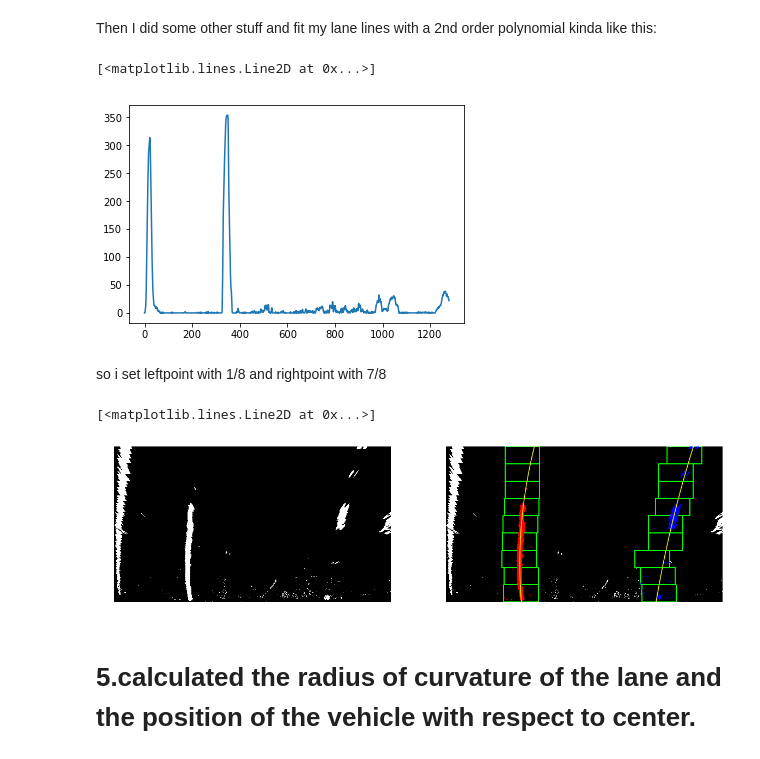
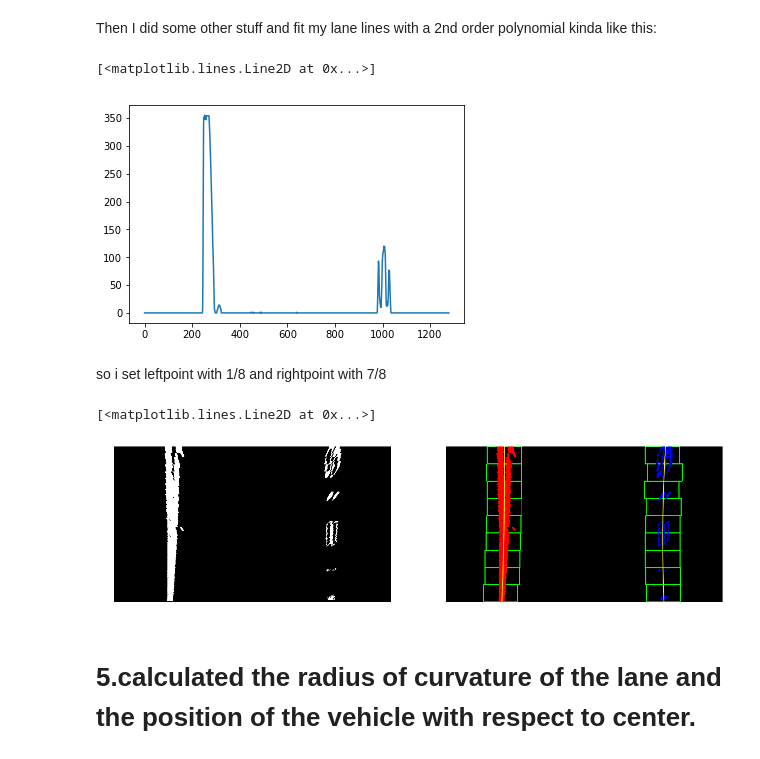
Before and after one commit to elninowang/CarND-Advanced-Lane-Lines, a Jupyter notebook: Advanced-Lane-Lines.ipynb, the cells around one changed output. Drawn from its saved outputs; the diff is of its cells as text; code cells hidden in the pictures.

```diff
--- a/Advanced-Lane-Lines.ipynb
+++ b/Advanced-Lane-Lines.ipynb
@@ -36,7 +36,7 @@ images_count = len(images)
 print('images count {}'.format(images_count))
 
 # Step through the list and search for chessboard corners
-fig, axs = plt.subplots(images_count/5,5, figsize=(15,8))
+fig, axs = plt.subplots(int(images_count/5),5, figsize=(15,8))
 axs = axs.ravel()
 i = 0
 for fname in images:
@@ -71,7 +71,7 @@ calibration_shape = gray.shape[::-1]
 ret, mtx, dist, rvecs, tvecs = cv2.calibrateCamera(objpoints, imgpoints, calibration_shape, None, None)
 
 # Step through the list and search for chessboard corners
-fig, axs = plt.subplots(images_count/5,5, figsize=(15,8))
+fig, axs = plt.subplots(images_count//5,5, figsize=(15,8))
 axs = axs.ravel()
 i = 0
 for fname in images:
@@ -93,5 +93,5 @@ To demonstrate this step, I will describe how I apply the distortion correction
 # %%
-img_original = cv2.imread("./test_images/test1.jpg")
+img_original = cv2.imread("./test_images/straight_lines1.jpg")
 img_undistort = cv2.undistort(img_original, mtx, dist, None, mtx)
 
 fig, axs = plt.subplots(1,2, figsize=(20,6))
@@ -245,26 +200,26 @@ This resulted in the following source and destination points:
 I verified that my perspective transform was working as expected by drawing the `src` and `dst` points onto a test image and its warped counterpart to verify that the lines appear parallel in the warped image.
 # %%
 img = np.copy(img_undistort)
-binary_warped = np.copy(combined_binary)
+binary_warped = np.copy(combined)
 # performed a perspective transform
 img_size = img.shape[1], img.shape[0]
 src = np.float32(
-    [[(img_size[0] / 2) - 55, img_size[1] / 2 + 100],
+    [[(img_size[0] / 2) - 61, img_size[1] / 2 + 100],
      [((img_size[0] / 6) - 10), img_size[1]],
      [(img_size[0] * 5 / 6) + 60, img_size[1]],
-     [(img_size[0] / 2 + 55), img_size[1] / 2 + 100]])
+     [(img_size[0] / 2 + 63), img_size[1] / 2 + 100]])
 dst = np.float32(
-    [[(img_size[0] / 4), 0],
-     [(img_size[0] / 4), img_size[1]],
-     [(img_size[0] * 3 / 4), img_size[1]],
-     [(img_size[0] * 3 / 4), 0]])
+    [[(img_size[0] / 5), 0],
+     [(img_size[0] / 5), img_size[1]],
+     [(img_size[0] * 4 / 5), img_size[1]],
+     [(img_size[0] * 4 / 5), 0]])
 print(src)
 print(dst)
 M = cv2.getPerspectiveTransform(src, dst)
 Minv = cv2.getPerspectiveTransform(dst, src)
 perspective_image = cv2.warpPerspective(img, M, dsize=img_size, flags=cv2.INTER_LINEAR)
 perspective_image_copy = np.copy(perspective_image)
-perspective_binary_warped = cv2.warpPerspective(binary_warped, M, dsize=img_size, flags=cv2.INTER_LINEAR)
+binary_warped_perspective = cv2.warpPerspective(binary_warped, M, dsize=img_size, flags=cv2.INTER_LINEAR)
 
 cv2.line(img,(src[0][0],src[0][1]),(src[1][0],src[1][1]),(0,0,255),2)
 cv2.line(img,(src[1][0],src[1][1]),(src[2][0],src[2][1]),(0,0,255),2)
@@ -287,6 +242,6 @@ axs[2].axis("off")
 axs[2].imshow(binary_warped, cmap='gray')
 axs[2].set_title("Combined binary")
 axs[3].axis("off")
-axs[3].imshow(perspective_binary_warped, cmap='gray')
+axs[3].imshow(binary_warped_perspective, cmap='gray')
 axs[3].set_title("Perspectived Combined binary")
 # %% [output]
@@ -306,17 +270,16 @@ axs[3].set_title("Perspectived Combined binary")
 Then I did some other stuff and fit my lane lines with a 2nd order polynomial kinda like this:
 # %%
 import numpy as np
-histogram = np.sum(perspective_binary_warped[perspective_binary_warped.shape[0]/2:,:], axis=0)
+histogram = np.sum(binary_warped_perspective[binary_warped_perspective.shape[0]//2:,:], axis=0)
 plt.plot(histogram)
 # %% [output]
 [<matplotlib.lines.Line2D at 0x...>]
-[figure, old version]
+[figure, new version]
 # %% [markdown]
 so i set leftpoint with 1/8 and rightpoint with 7/8
 # %%
-binary_warped = perspective_binary_warped
-histogram = np.sum(binary_warped[int(binary_warped.shape[0]/2):, :], axis=0)
-out_img = np.dstack((binary_warped, binary_warped, binary_warped)) * 255
+histogram = np.sum(binary_warped_perspective[int(binary_warped_perspective.shape[0]/2):, :], axis=0)
+out_img = np.dstack((binary_warped_perspective, binary_warped_perspective, binary_warped_perspective)) * 255
 leftpoint = np.int(histogram.shape[0] / 8)
 midpoint = np.int(histogram.shape[0] / 2)
 rightpoint = np.int(histogram.shape[0] * 7 / 8)
@@ -326,9 +289,9 @@ rightx_base = np.argmax(histogram[midpoint:rightpoint]) + midpoint
 # Choose the number of sliding windows
 nwindows = 9
 # Set height of windows
-window_height = np.int(binary_warped.shape[0] / nwindows)
+window_height = np.int(binary_warped_perspective.shape[0] / nwindows)
 # Identify the x and y positions of all nonzero pixels in the image
-nonzero = binary_warped.nonzero()
+nonzero = binary_warped_perspective.nonzero()
 nonzeroy = np.array(nonzero[0])
 nonzerox = np.array(nonzero[1])
 
@@ -346,8 +309,8 @@ right_lane_inds = []
 # Step through the windows one by one
 for window in range(nwindows):
     # Identify window boundaries in x and y (and right and left)
-    win_y_low = binary_warped.shape[0] - (window + 1) * window_height
-    win_y_high = binary_warped.shape[0] - window * window_height
+    win_y_low = binary_warped_perspective.shape[0] - (window + 1) * window_height
+    win_y_high = binary_warped_perspective.shape[0] - window * window_height
     win_xleft_low = leftx_current - margin
     win_xleft_high = leftx_current + margin
     win_xright_low = rightx_current - margin
@@ -370,37 +333,36 @@ for window in range(nwindows):
         rightx_current = np.int(np.mean(nonzerox[good_right_inds]))
 # Concatenate the arrays of indices
 left_lane_inds = np.concatenate(left_lane_inds)
 right_lane_inds = np.concatenate(right_lane_inds)
 
 # Extract left and right line pixel positions
 leftx = nonzerox[left_lane_inds]
 lefty = nonzeroy[left_lane_inds]
 rightx = nonzerox[right_lane_inds]
 righty = nonzeroy[right_lane_inds]
 
 # Fit a second order polynomial to each
 left_fit = np.polyfit(lefty, leftx, 2)
 right_fit = np.polyfit(righty, rightx, 2)
 
 # Generate x and y values for plotting
-ploty = np.linspace(0, binary_warped.shape[0]-1, binary_warped.shape[0] )
+ploty = np.linspace(0, binary_warped_perspective.shape[0]-1, binary_warped_perspective.shape[0] )
 left_fitx = left_fit[0]*ploty**2 + left_fit[1]*ploty + left_fit[2]
 right_fitx = right_fit[0]*ploty**2 + right_fit[1]*ploty + right_fit[2]
 
 out_img[nonzeroy[left_lane_inds], nonzerox[left_lane_inds]] = [255, 0, 0]
 out_img[nonzeroy[right_lane_inds], nonzerox[right_lane_inds]] = [0, 0, 255]
-
 fig, axs = plt.subplots(1,2, figsize=(20,6))
 axs = axs.ravel()
 axs[0].axis("off")
-axs[0].imshow(binary_warped, cmap='gray')
+axs[0].imshow(binary_warped_perspective, cmap='gray')
 axs[1].axis("off")
 axs[1].imshow(out_img)
 axs[1].plot(left_fitx, ploty, color='yellow')
 axs[1].plot(right_fitx, ploty, color='yellow')
 # %% [output]
 [<matplotlib.lines.Line2D at 0x...>]
-[figure, old version]
+[figure, new version]
 # %% [markdown]
 # 5.calculated the radius of curvature of the lane and the position of the vehicle with respect to center.
 # %%
```
Also changed, not shown: parts of 9 cells of this notebook, 19 other files.
